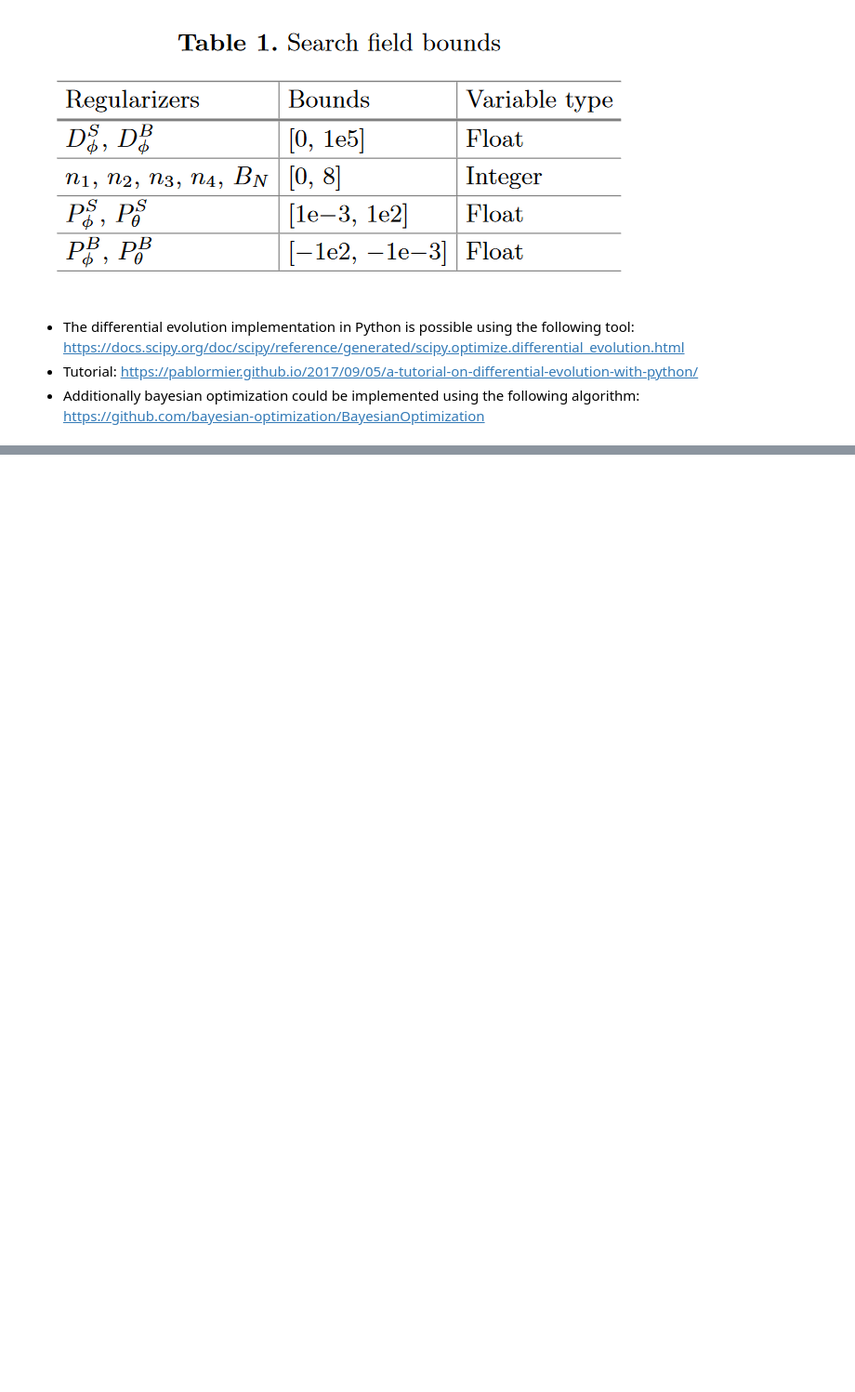
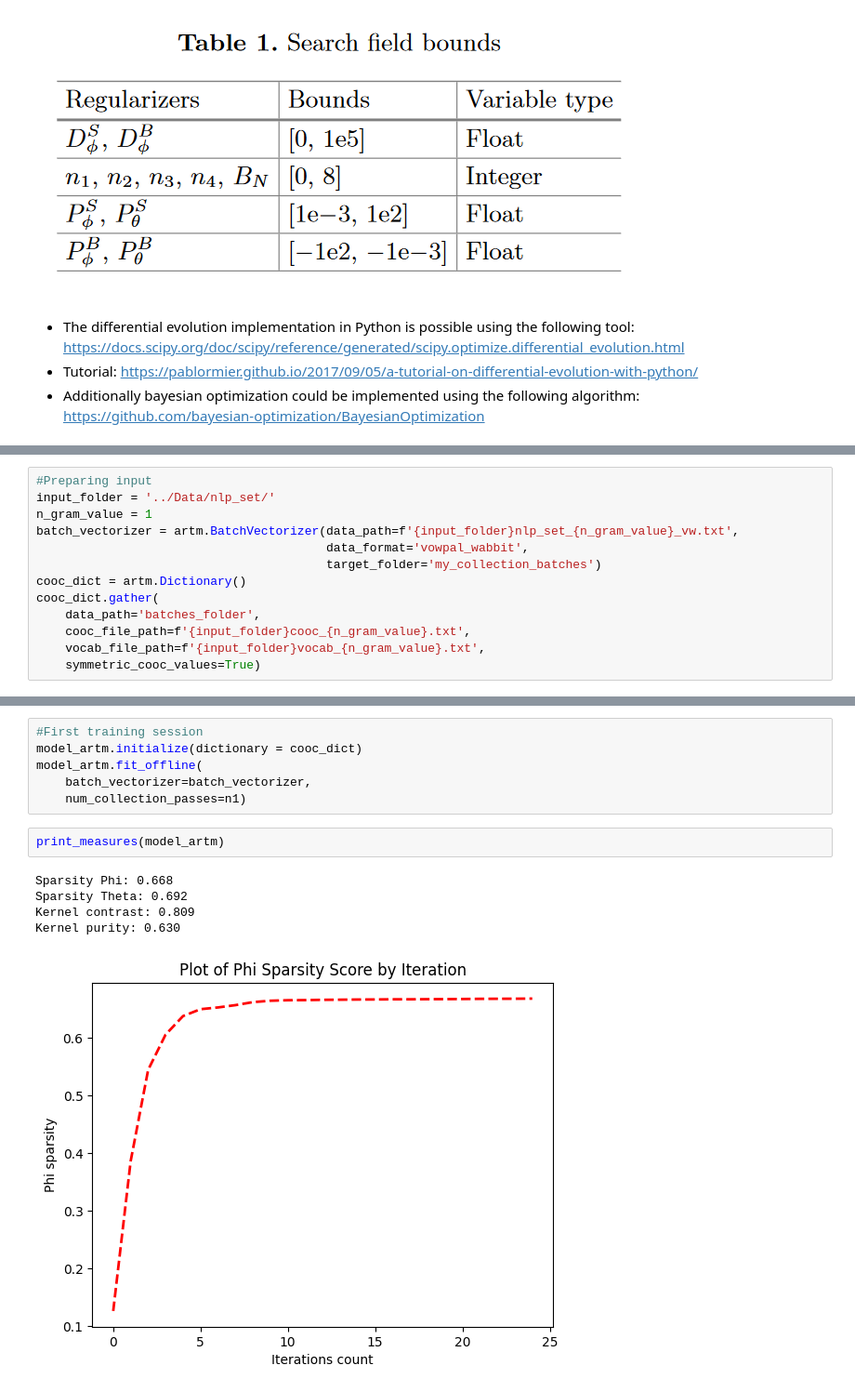
Before and after one commit to omegatro/MSC, a Jupyter notebook: sandboxes/BigARTM_experiments.ipynb, the cells around one changed output, grey strips where cells are left out. Shown at 93% size. Drawn from its saved outputs; the diff is of its cells as text; blank space fills up the shorter version.

```diff
--- a/sandboxes/BigARTM_experiments.ipynb
+++ b/sandboxes/BigARTM_experiments.ipynb
@@ -385,0 +584,13 @@ https://github.com/bayesian-optimization/BayesianOptimization
+# %%
+#Preparing input
+input_folder = '../Data/nlp_set/'
+n_gram_value = 1
+batch_vectorizer = artm.BatchVectorizer(data_path=f'{input_folder}nlp_set_{n_gram_value}_vw.txt',
+                                        data_format='vowpal_wabbit',
+                                        target_folder='my_collection_batches')
+cooc_dict = artm.Dictionary()
+cooc_dict.gather(
+    data_path='batches_folder',
+    cooc_file_path=f'{input_folder}cooc_{n_gram_value}.txt',
+    vocab_file_path=f'{input_folder}vocab_{n_gram_value}.txt',
+    symmetric_cooc_values=True)
@@ -385,0 +639,14 @@ https://github.com/bayesian-optimization/BayesianOptimization
+# %%
+#First training session
+model_artm.initialize(dictionary = cooc_dict)
+model_artm.fit_offline(
+    batch_vectorizer=batch_vectorizer,
+    num_collection_passes=n1)
+# %%
+print_measures(model_artm)
+# %% [output]
+Sparsity Phi: 0.668
+Sparsity Theta: 0.692
+Kernel contrast: 0.809
+Kernel purity: 0.630
+[figure, added]
```
Also changed, not shown: parts of 28 cells of this notebook.
